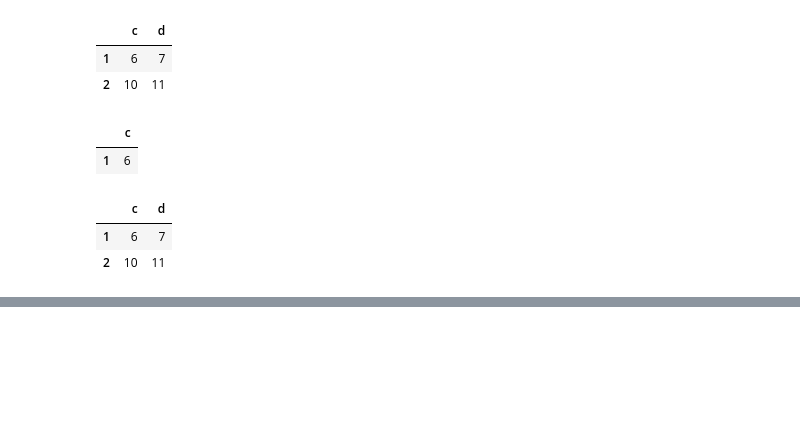
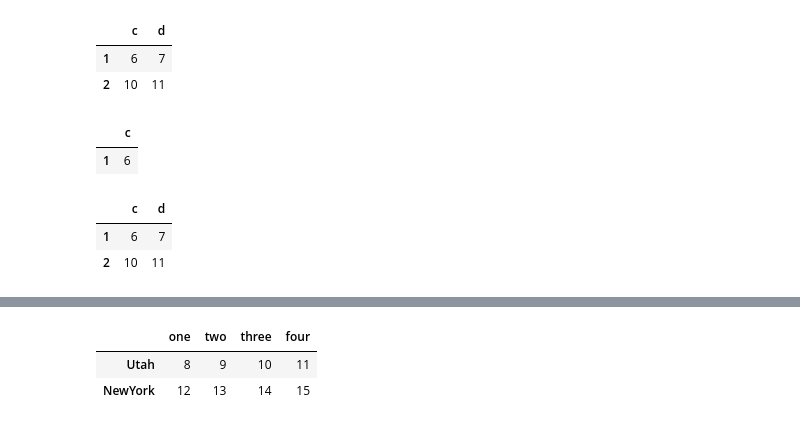
Before and after one commit to munmoom/second_semester, a Jupyter notebook: pandas.ipynb, the cells around one changed output, grey strips where cells are left out. Saved outputs shown, nothing was run; the diff lists cells and outputs as text; code cells hidden in the pictures; blank space fills up the shorter version.

```diff
--- a/pandas.ipynb
+++ b/pandas.ipynb
@@ -398,0 +447,8 @@ df.loc[1:2,'c':'d']   #다르다, 2도 포함, 'd'도 포함
+# %%
+data.drop(['Colorado', 'Ohio'], inplace = True)   #기존 데이터 변경하기
+# %%
+data   #변경됨
+# %% [output]
+|  | one | two | three | four |
+| Utah | 8 | 9 | 10 | 11 |
+| NewYork | 12 | 13 | 14 | 15 |
```
Also changed, not shown: parts of 22 cells of this notebook.
